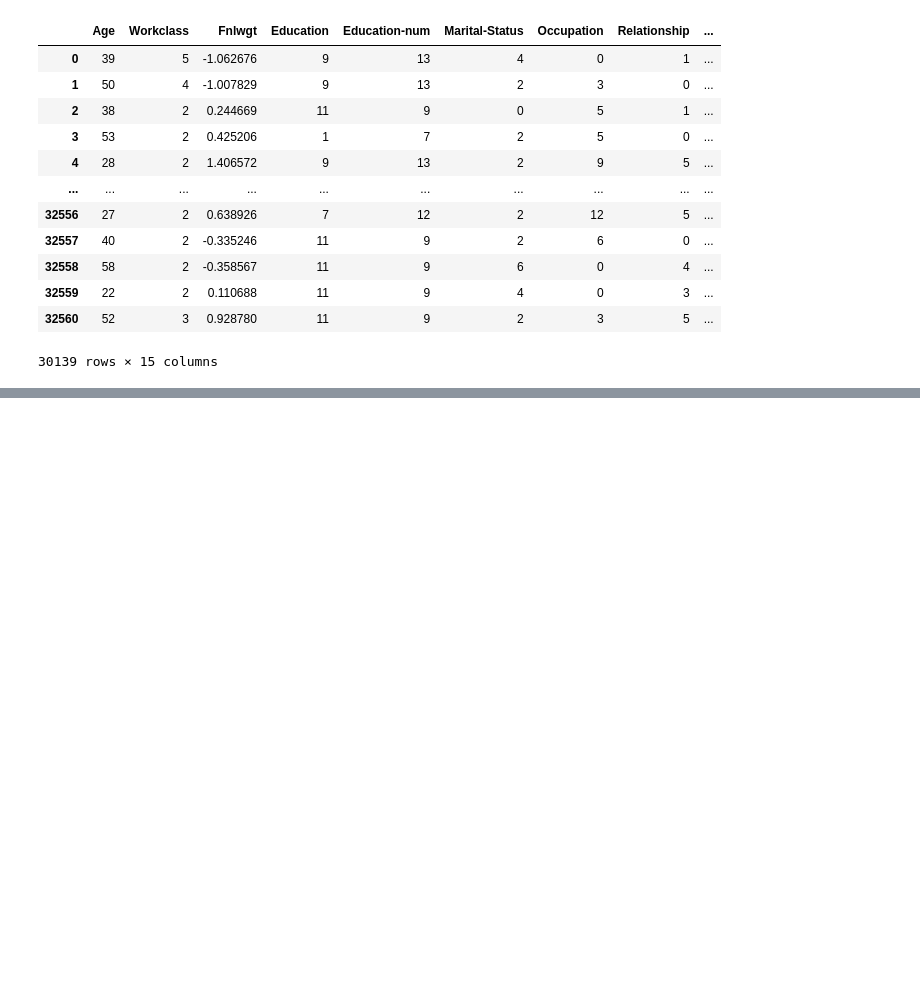
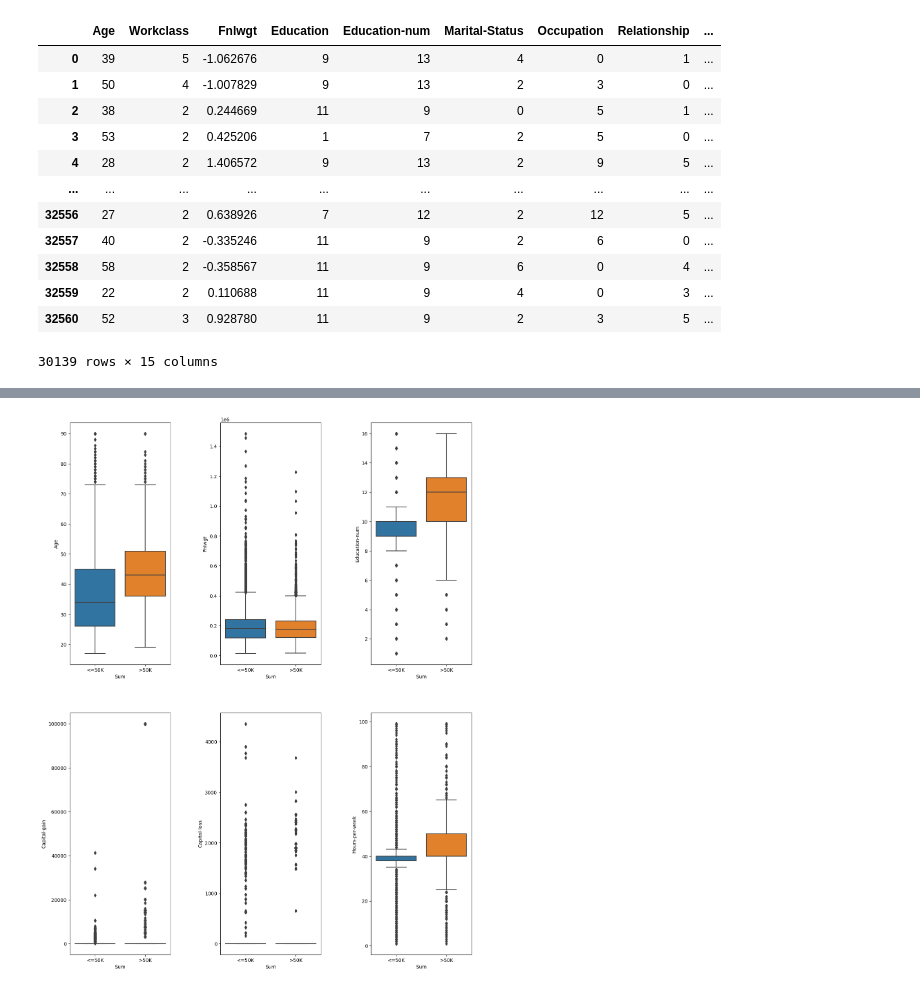
Before and after one commit to TheDevilsMooCow/machine_learning, a Jupyter notebook: cw.ipynb, the cells around one changed output, grey strips where cells are left out. Drawn from its saved outputs; the diff is of its cells as text; code cells hidden in the pictures; blank space fills up the shorter version.

```diff
--- a/cw.ipynb
+++ b/cw.ipynb
@@ -164,0 +212,6 @@ print(accuracy_score(y_test, predictions))
+# %%
+# create df of the numerical values and Sum to create multiple boxplots
+
+df_numerical = dfdropd[['Age', 'Fnlwgt', 'Education-num', 'Capital-gain', 'Capital-loss', 'Hours-per-week', 'Sum']].copy()
+
+df_numerical.head()
@@ -164,0 +225,9 @@ print(accuracy_score(y_test, predictions))
+# %%
+fig, axes = plt.subplots(nrows=2, ncols=3, figsize=(15,20))
+fig.subplots_adjust(hspace =.2, wspace=.5)
+axes = axes.ravel()
+
+for i, col in enumerate(df_numerical.columns[0:6]):
+    _= sns.boxplot(y=col, x='Sum', data=df_numerical, ax=axes[i])
+# %% [output]
+[figure, added]
```
Also changed, not shown: parts of 24 cells of this notebook.
